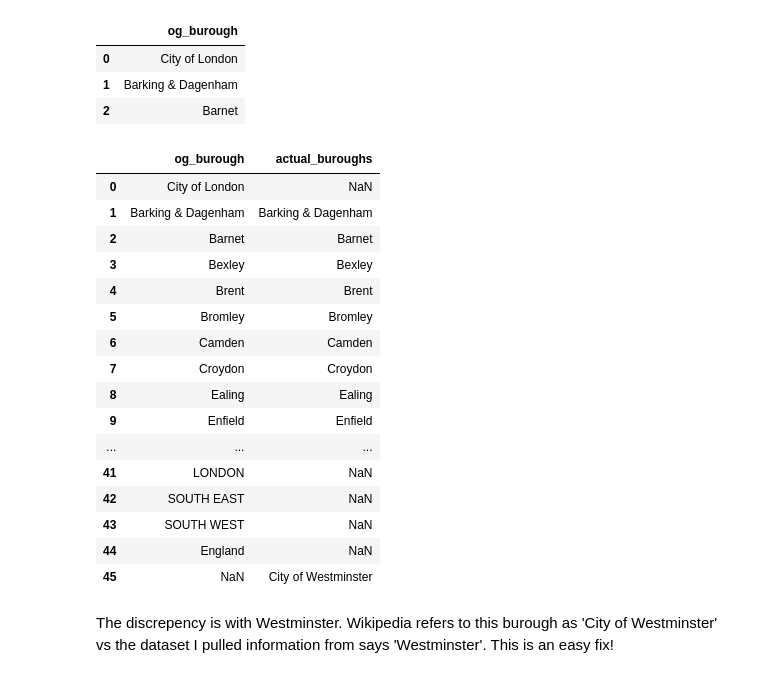
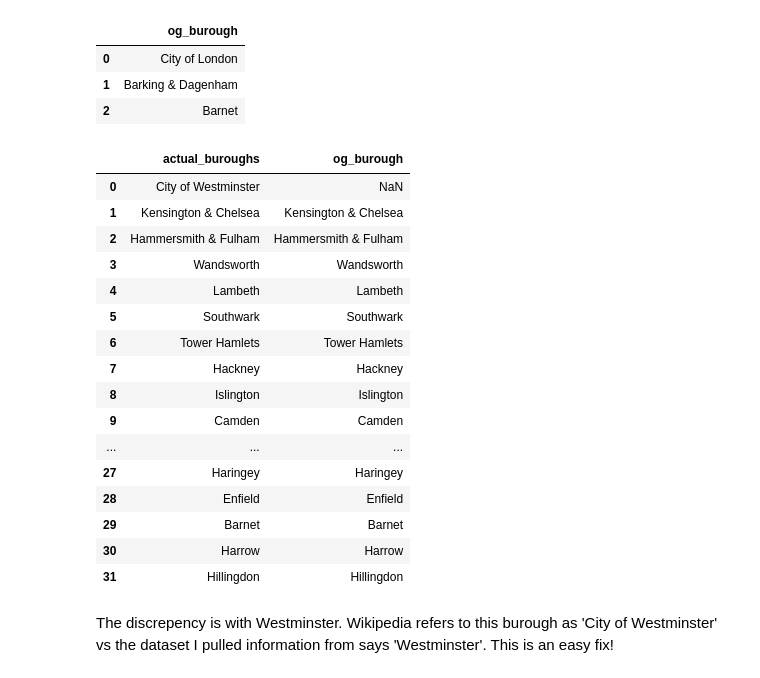
Before and after one commit to dezertdweller/springboard-data-science-projects, a Jupyter notebook: london-housing-analysis.ipynb, the cells around one changed output. Cells and saved outputs as stored; diff of their text form; code cells hidden in the pictures.

```diff
--- a/london-housing-analysis.ipynb
+++ b/london-housing-analysis.ipynb
@@ -457,28 +457,28 @@ buroughs_df.head(3)
 # %%
 # convert london buroughs list to a df to join with my df_buroughs and find the missing burough
 london_df = pd.DataFrame(london_burough_names, columns=['actual_buroughs'])
 
 # join the dataframes
-burough_verification = buroughs_df.merge(london_df, how='outer', left_on='og_burough', right_on='actual_buroughs')
+burough_verification = london_df.merge(buroughs_df, how='left', left_on='actual_buroughs', right_on='og_burough')
 burough_verification
 # %% [output]
-|  | og_burough | actual_buroughs |
-| 0 | City of London | NaN |
-| 1 | Barking & Dagenham | Barking & Dagenham |
-| 2 | Barnet | Barnet |
-| 3 | Bexley | Bexley |
-| 4 | Brent | Brent |
-| 5 | Bromley | Bromley |
-| 6 | Camden | Camden |
-| 7 | Croydon | Croydon |
-| 8 | Ealing | Ealing |
-| 9 | Enfield | Enfield |
+|  | actual_buroughs | og_burough |
+| 0 | City of Westminster | NaN |
+| 1 | Kensington & Chelsea | Kensington & Chelsea |
+| 2 | Hammersmith & Fulham | Hammersmith & Fulham |
+| 3 | Wandsworth | Wandsworth |
+| 4 | Lambeth | Lambeth |
+| 5 | Southwark | Southwark |
+| 6 | Tower Hamlets | Tower Hamlets |
+| 7 | Hackney | Hackney |
+| 8 | Islington | Islington |
+| 9 | Camden | Camden |
 | ... | ... | ... |
-| 41 | LONDON | NaN |
-| 42 | SOUTH EAST | NaN |
-| 43 | SOUTH WEST | NaN |
-| 44 | England | NaN |
-| 45 | NaN | City of Westminster |
+| 27 | Haringey | Haringey |
+| 28 | Enfield | Enfield |
+| 29 | Barnet | Barnet |
+| 30 | Harrow | Harrow |
+| 31 | Hillingdon | Hillingdon |
 # %% [markdown]
 The discrepency is with Westminster. Wikipedia refers to this burough as 'City of Westminster' vs the dataset I pulled information from says 'Westminster'. This is an easy fix!
 # %%
```
